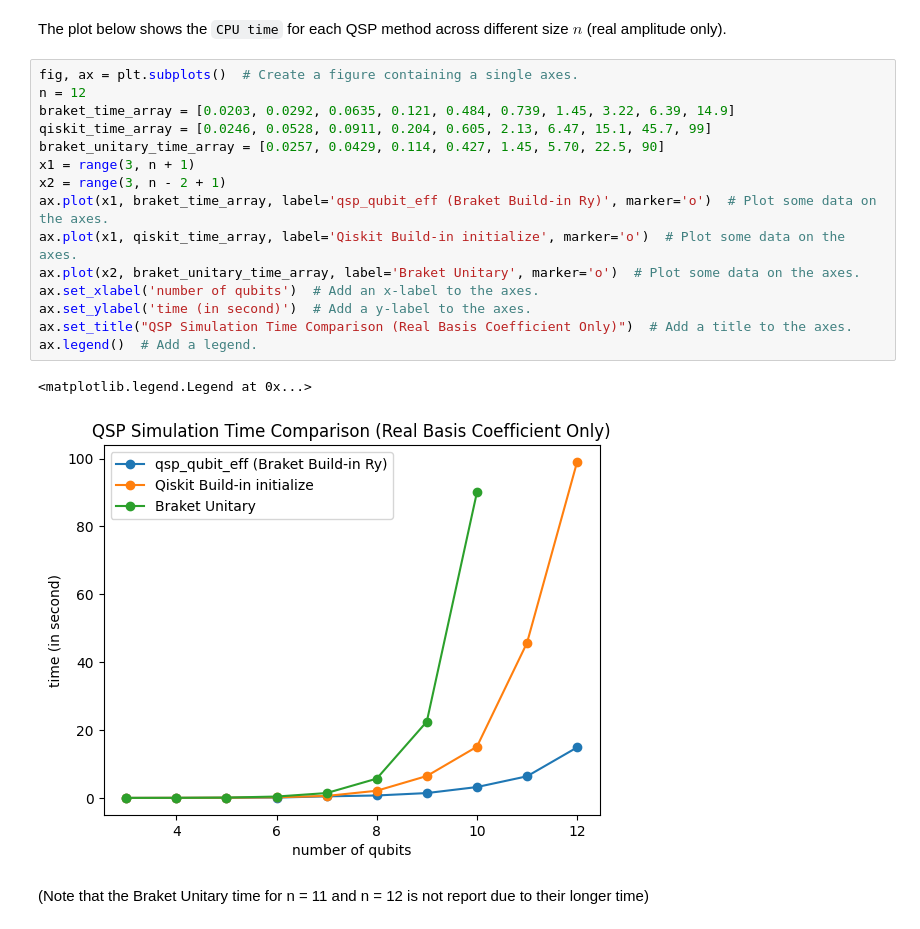
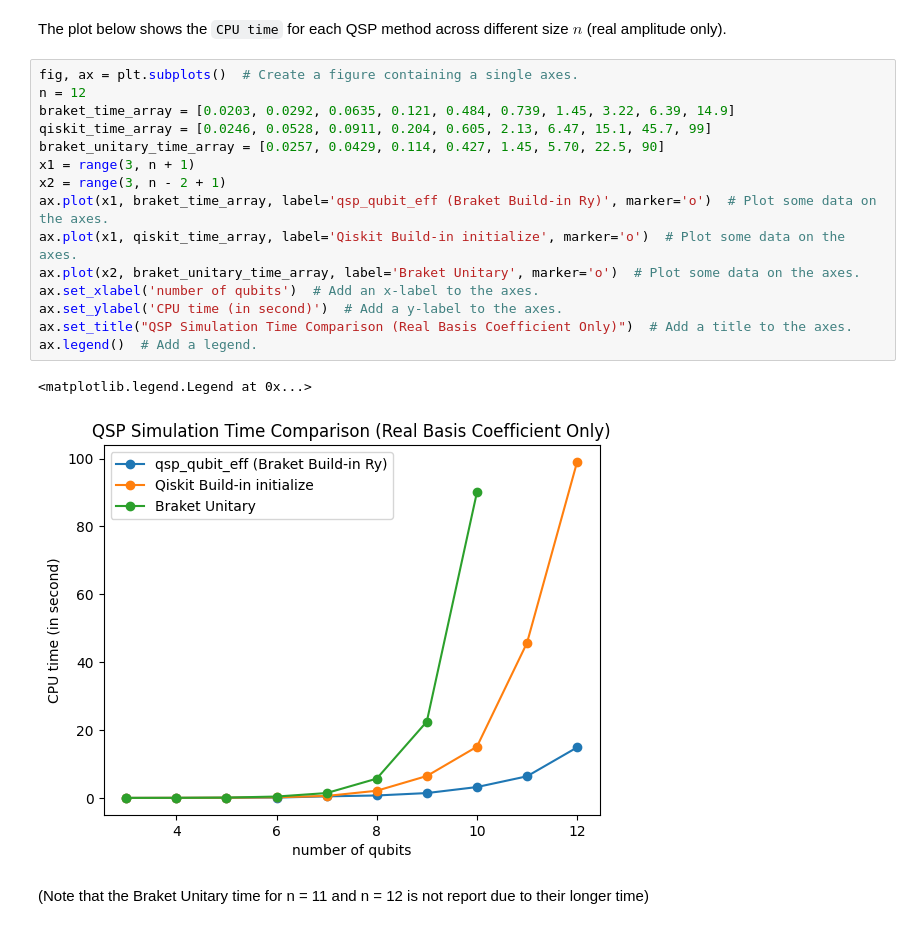
Before and after one commit to guikaiwen/qubit_efficient_QSP, a Jupyter notebook: Comparison_to_Other_Methods.ipynb, the cells around one changed output. Saved outputs shown, nothing was run; the diff lists cells and outputs as text.

```diff
--- a/Comparison_to_Other_Methods.ipynb
+++ b/Comparison_to_Other_Methods.ipynb
@@ -21,21 +21,21 @@ The plot below shows the `CPU time` for each QSP method across different size $n
 # %%
 fig, ax = plt.subplots()  # Create a figure containing a single axes.
 n = 12
 braket_time_array = [0.0203, 0.0292, 0.0635, 0.121, 0.484, 0.739, 1.45, 3.22, 6.39, 14.9]
 qiskit_time_array = [0.0246, 0.0528, 0.0911, 0.204, 0.605, 2.13, 6.47, 15.1, 45.7, 99]
 braket_unitary_time_array = [0.0257, 0.0429, 0.114, 0.427, 1.45, 5.70, 22.5, 90]
 x1 = range(3, n + 1)
 x2 = range(3, n - 2 + 1)
 ax.plot(x1, braket_time_array, label='qsp_qubit_eff (Braket Build-in Ry)', marker='o')  # Plot some data on the axes.
 ax.plot(x1, qiskit_time_array, label='Qiskit Build-in initialize', marker='o')  # Plot some data on the axes.
 ax.plot(x2, braket_unitary_time_array, label='Braket Unitary', marker='o')  # Plot some data on the axes.
 ax.set_xlabel('number of qubits')  # Add an x-label to the axes.
-ax.set_ylabel('time (in second)')  # Add a y-label to the axes.
+ax.set_ylabel('CPU time (in second)')  # Add a y-label to the axes.
 ax.set_title("QSP Simulation Time Comparison (Real Basis Coefficient Only)")  # Add a title to the axes.
 ax.legend()  # Add a legend.
 # %% [output]
 <matplotlib.legend.Legend at 0x...>
-[figure, old version]
+[figure, new version]
 # %% [markdown]
 (Note that the Braket Unitary time for n = 11 and n = 12 is not report due to their longer time)
 # %% [markdown]
```
Also changed, not shown: parts of 12 cells of this notebook, 2 other files.
